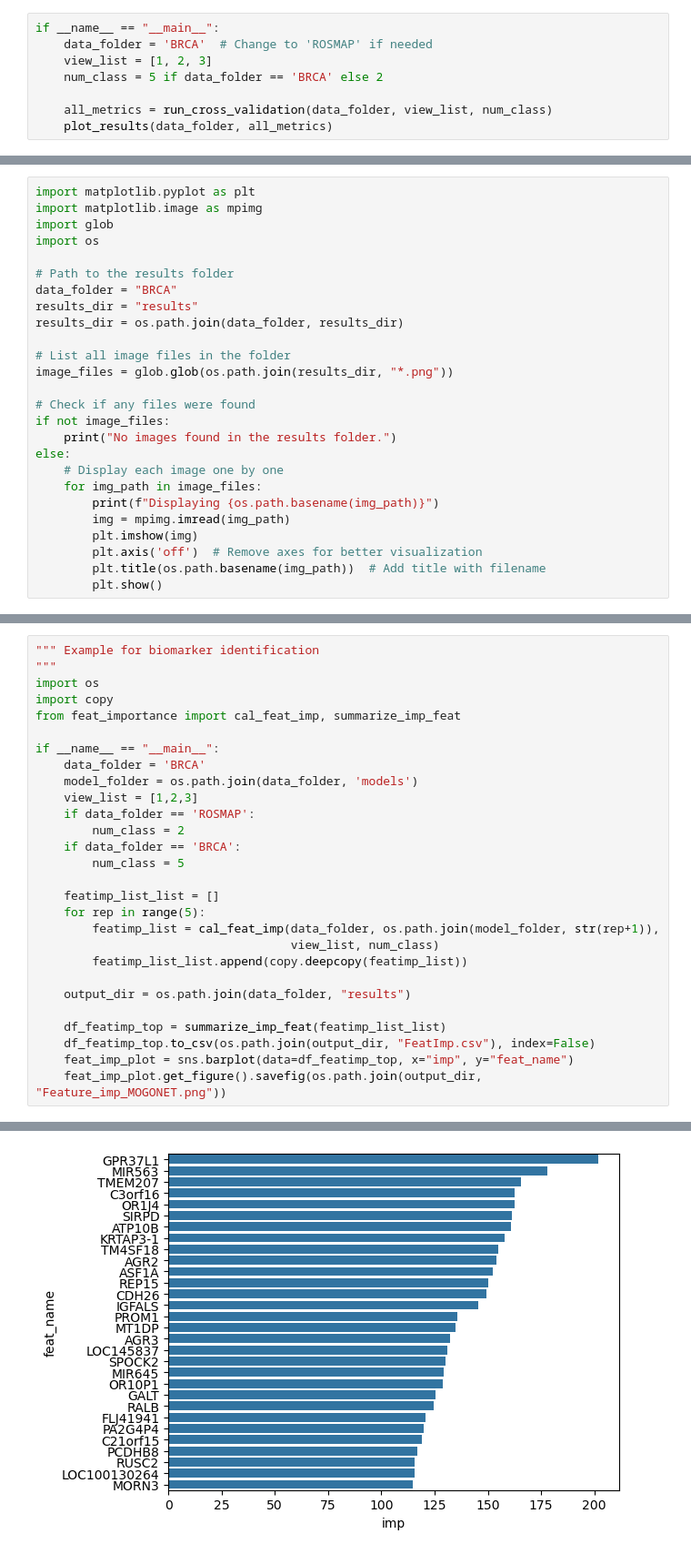
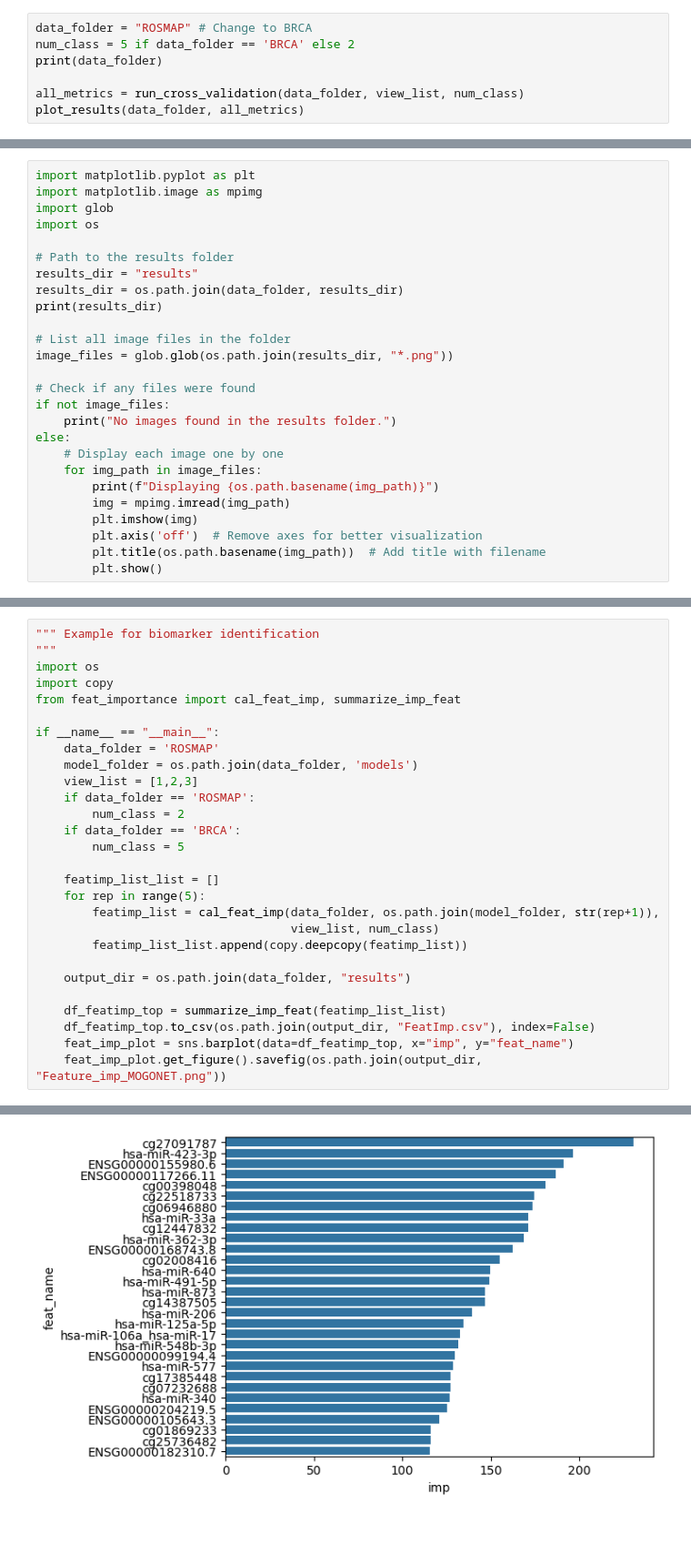
Before and after one commit to tt-eaves/mogonet-lab, a Jupyter notebook: main_mogonet_validation.ipynb, the cells around one changed output, grey strips where cells are left out. Shown at 91% size. Drawn from its saved outputs; the diff is of its cells as text; blank space fills up the shorter version.

```diff
--- a/main_mogonet_validation.ipynb
+++ b/main_mogonet_validation.ipynb
@@ -95,9 +107,8 @@ def plot_results(data_folder, all_metrics, output_dir="results"):
 # %%
-if __name__ == "__main__":
-    data_folder = 'BRCA'  # Change to 'ROSMAP' if needed
-    view_list = [1, 2, 3]
-    num_class = 5 if data_folder == 'BRCA' else 2
+data_folder = "ROSMAP" # Change to BRCA
+num_class = 5 if data_folder == 'BRCA' else 2
+print(data_folder)
 
-    all_metrics = run_cross_validation(data_folder, view_list, num_class)
-    plot_results(data_folder, all_metrics)
+all_metrics = run_cross_validation(data_folder, view_list, num_class)
+plot_results(data_folder, all_metrics)
 # %% [output]
@@ -114,9 +126,9 @@ import glob
 import os
 
 # Path to the results folder
-data_folder = "BRCA"
 results_dir = "results"
 results_dir = os.path.join(data_folder, results_dir)
+print(results_dir)
 
 # List all image files in the folder
 image_files = glob.glob(os.path.join(results_dir, "*.png"))
@@ -155,7 +176,7 @@ import copy
 from feat_importance import cal_feat_imp, summarize_imp_feat
 
 if __name__ == "__main__":
-    data_folder = 'BRCA'
+    data_folder = 'ROSMAP'
     model_folder = os.path.join(data_folder, 'models')
     view_list = [1,2,3]
     if data_folder == 'ROSMAP':
@@ -196 +217 @@ Rank    Feature name
-[figure, old version]
+[figure, new version]
```
Also changed, not shown: parts of 9 cells of this notebook, 48 other files.
